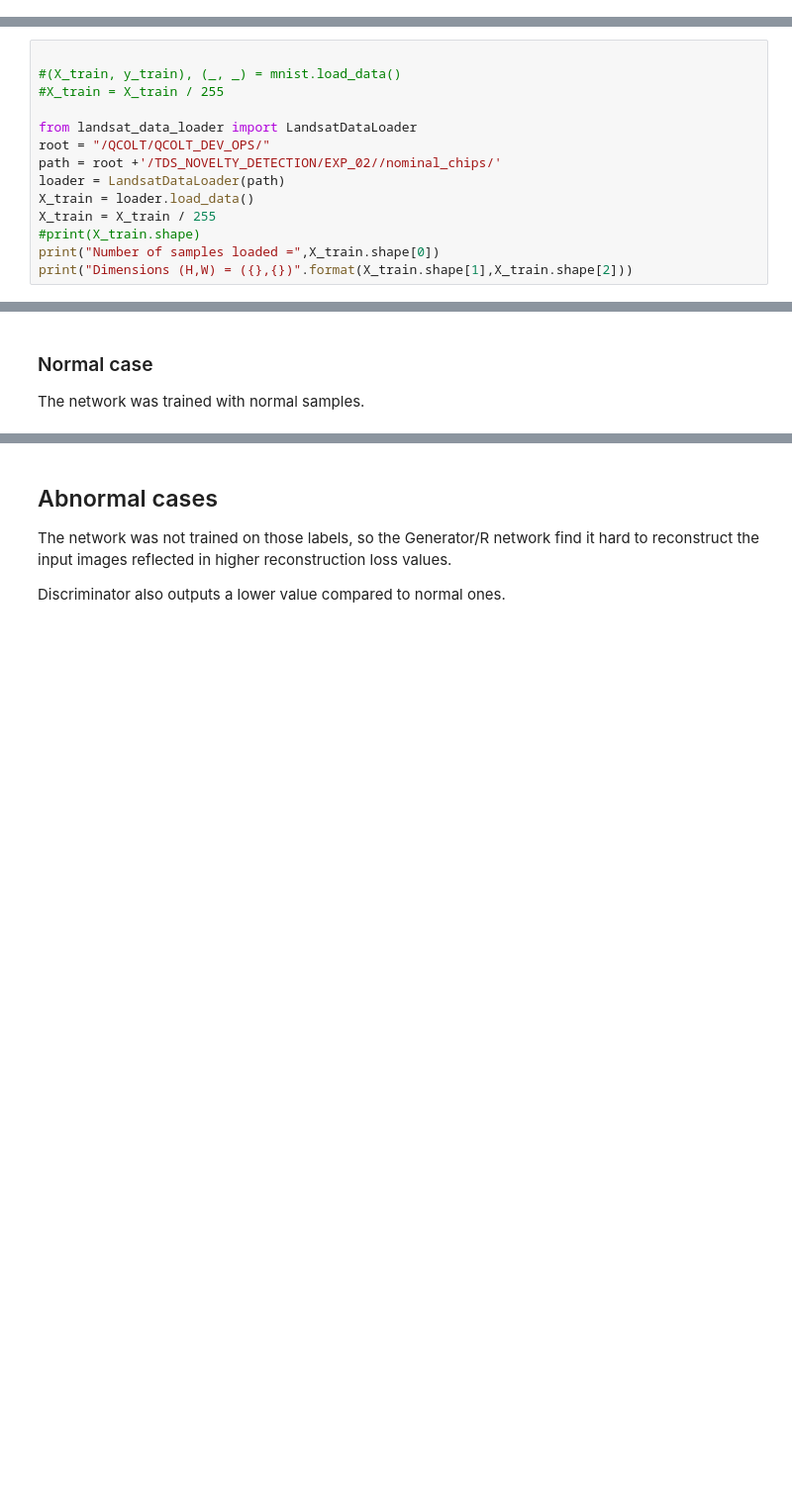
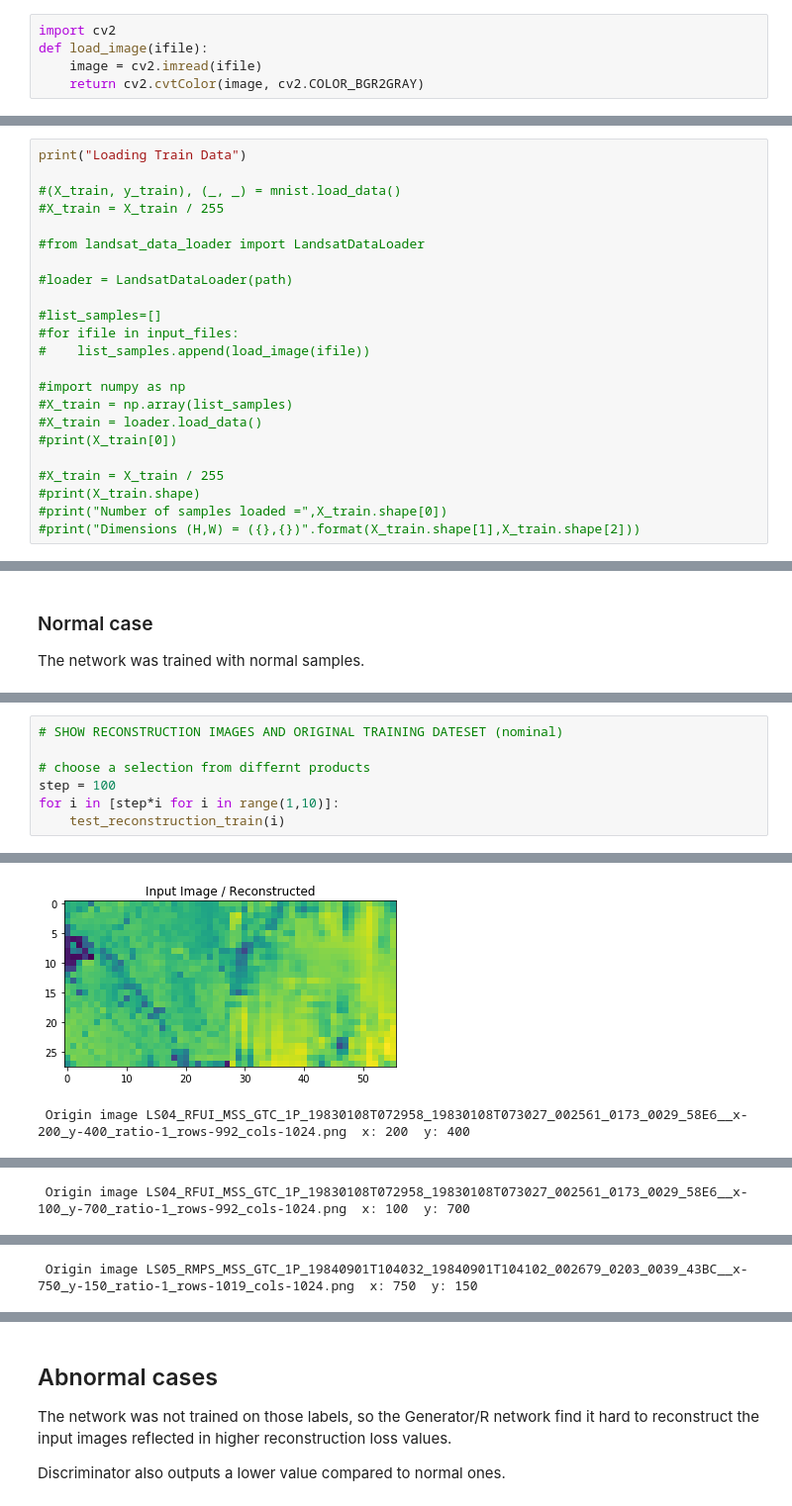
Before and after one commit to rcolomina/ALOCC_Keras, a Jupyter notebook: landsat_test.ipynb, the cells around one changed output, grey strips where cells are left out. Shown at 99% size. Drawn from its saved outputs; the diff is of its cells as text; blank space fills up the shorter version.

```diff
--- a/landsat_test.ipynb
+++ b/landsat_test.ipynb
@@ -60,0 +92,5 @@ self.adversarial_model.load_weights('./checkpoint/ALOCC_Model_9.h5')
+# %%
+import cv2
+def load_image(ifile):
+    image = cv2.imread(ifile)
+    return cv2.cvtColor(image, cv2.COLOR_BGR2GRAY)
@@ -61,15 +130,24 @@ self.adversarial_model.load_weights('./checkpoint/ALOCC_Model_9.h5')
 # %%
+print("Loading Train Data")
 
 #(X_train, y_train), (_, _) = mnist.load_data()
 #X_train = X_train / 255
 
-from landsat_data_loader import LandsatDataLoader
-root = "/QCOLT/QCOLT_DEV_OPS/"
-path = root +'/TDS_NOVELTY_DETECTION/EXP_02//nominal_chips/'
-loader = LandsatDataLoader(path)
-X_train = loader.load_data()
-X_train = X_train / 255
+#from landsat_data_loader import LandsatDataLoader
+
+#loader = LandsatDataLoader(path)
+
+#list_samples=[]
+#for ifile in input_files:
+#    list_samples.append(load_image(ifile))
+
+#import numpy as np
+#X_train = np.array(list_samples)
+#X_train = loader.load_data()
+#print(X_train[0])
+
+#X_train = X_train / 255
 #print(X_train.shape)
-print("Number of samples loaded =",X_train.shape[0])
-print("Dimensions (H,W) = ({},{})".format(X_train.shape[1],X_train.shape[2]))
+#print("Number of samples loaded =",X_train.shape[0])
+#print("Dimensions (H,W) = ({},{})".format(X_train.shape[1],X_train.shape[2]))
 # %% [output]
@@ -124,0 +210,8 @@ Index Image: 150  Reconstruction loss: 0.68772537 Discriminator Output: 0.225178
+# %%
+# SHOW RECONSTRUCTION IMAGES AND ORIGINAL TRAINING DATESET (nominal)
+
+# choose a selection from differnt products
+step = 100
+for i in [step*i for i in range(1,10)]:
+    test_reconstruction_train(i)
+# %% [output]
@@ -124,0 +219,2 @@ Index Image: 150  Reconstruction loss: 0.68772537 Discriminator Output: 0.225178
+[figure, added]
+ Origin image LS04_RFUI_MSS_GTC_1P_19830108T072958_19830108T073027_002561_0173_0029_58E6__x-200_y-400_ratio-1_rows-992_cols-1024.png  x: 200  y: 400
@@ -124,0 +224 @@ Index Image: 150  Reconstruction loss: 0.68772537 Discriminator Output: 0.225178
+ Origin image LS04_RFUI_MSS_GTC_1P_19830108T072958_19830108T073027_002561_0173_0029_58E6__x-100_y-700_ratio-1_rows-992_cols-1024.png  x: 100  y: 700
@@ -124,0 +228 @@ Index Image: 150  Reconstruction loss: 0.68772537 Discriminator Output: 0.225178
+ Origin image LS05_RMPS_MSS_GTC_1P_19840901T104032_19840901T104102_002679_0203_0039_43BC__x-750_y-150_ratio-1_rows-1019_cols-1024.png  x: 750  y: 150
```
Also changed, not shown: parts of 27 cells of this notebook.
